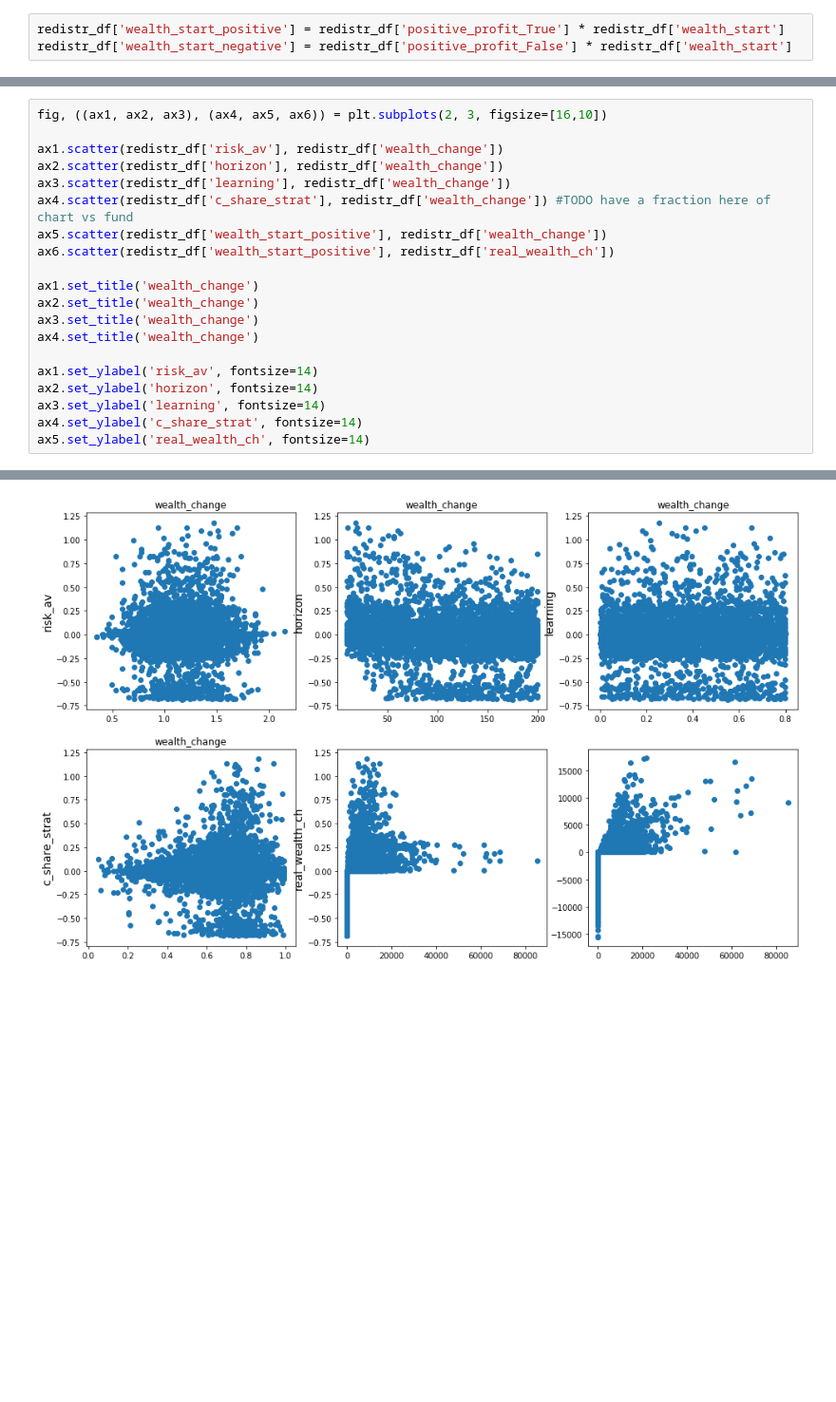
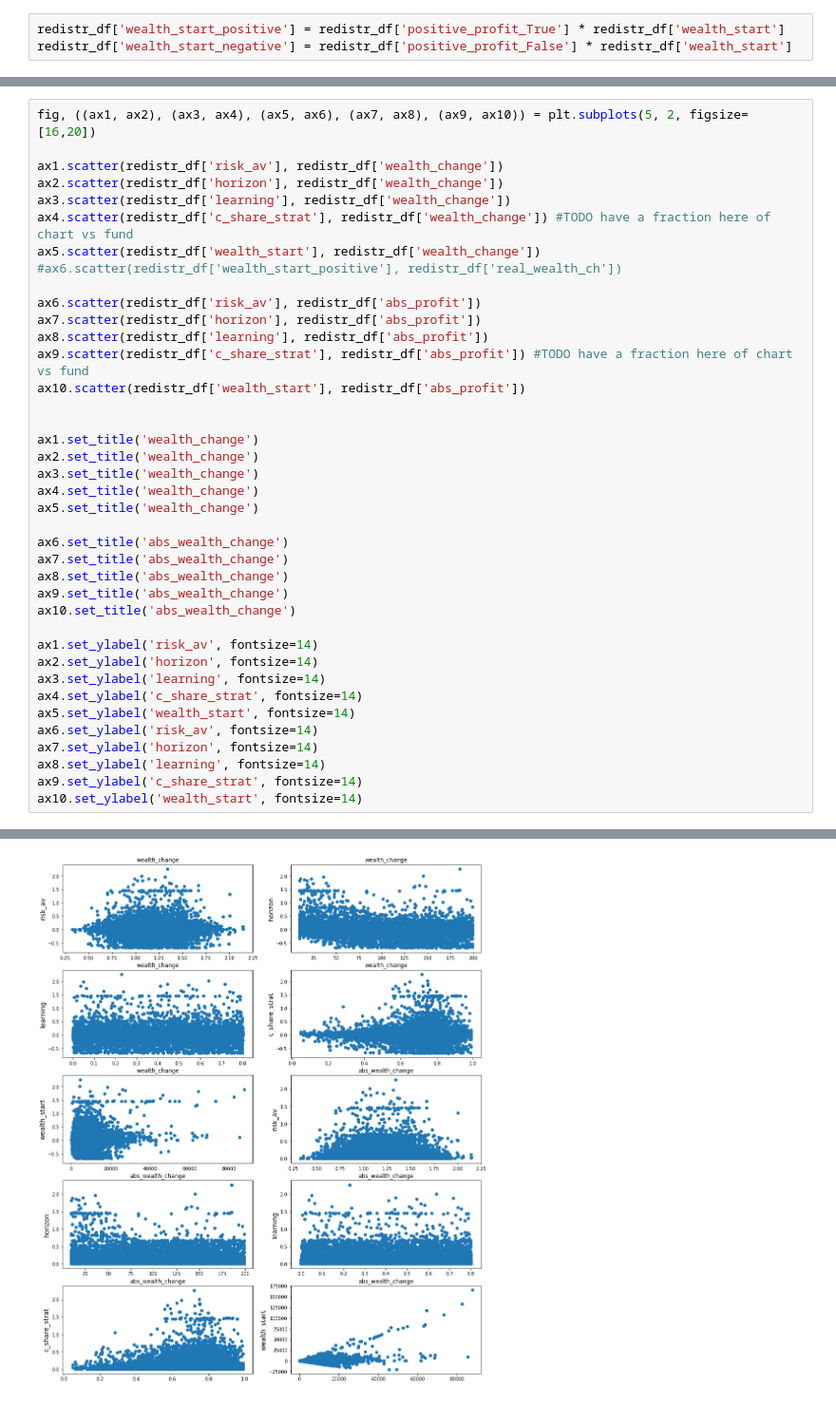
Before and after one commit to joerischasfoort/bubble-inequality, a Jupyter notebook: Results.ipynb, the cells around one changed output, grey strips where cells are left out. Shown at 95% size. Saved outputs shown, nothing was run; the diff lists cells and outputs as text; blank space fills up the shorter version.

```diff
--- a/Results.ipynb
+++ b/Results.ipynb
@@ -301,21 +309,40 @@ Wealth change
 # %%
-fig, ((ax1, ax2, ax3), (ax4, ax5, ax6)) = plt.subplots(2, 3, figsize=[16,10])
+fig, ((ax1, ax2), (ax3, ax4), (ax5, ax6), (ax7, ax8), (ax9, ax10)) = plt.subplots(5, 2, figsize=[16,20])
 
 ax1.scatter(redistr_df['risk_av'], redistr_df['wealth_change'])
 ax2.scatter(redistr_df['horizon'], redistr_df['wealth_change'])
 ax3.scatter(redistr_df['learning'], redistr_df['wealth_change'])
 ax4.scatter(redistr_df['c_share_strat'], redistr_df['wealth_change']) #TODO have a fraction here of chart vs fund
-ax5.scatter(redistr_df['wealth_start_positive'], redistr_df['wealth_change'])
-ax6.scatter(redistr_df['wealth_start_positive'], redistr_df['real_wealth_ch'])
+ax5.scatter(redistr_df['wealth_start'], redistr_df['wealth_change'])
+#ax6.scatter(redistr_df['wealth_start_positive'], redistr_df['real_wealth_ch'])
+
+ax6.scatter(redistr_df['risk_av'], redistr_df['abs_profit'])
+ax7.scatter(redistr_df['horizon'], redistr_df['abs_profit'])
+ax8.scatter(redistr_df['learning'], redistr_df['abs_profit'])
+ax9.scatter(redistr_df['c_share_strat'], redistr_df['abs_profit']) #TODO have a fraction here of chart vs fund
+ax10.scatter(redistr_df['wealth_start'], redistr_df['abs_profit'])
+
 
 ax1.set_title('wealth_change')
 ax2.set_title('wealth_change')
 ax3.set_title('wealth_change')
 ax4.set_title('wealth_change')
+ax5.set_title('wealth_change')
+
+ax6.set_title('abs_wealth_change')
+ax7.set_title('abs_wealth_change')
+ax8.set_title('abs_wealth_change')
+ax9.set_title('abs_wealth_change')
+ax10.set_title('abs_wealth_change')
 
 ax1.set_ylabel('risk_av', fontsize=14)
 ax2.set_ylabel('horizon', fontsize=14)
 ax3.set_ylabel('learning', fontsize=14)
 ax4.set_ylabel('c_share_strat', fontsize=14)
-ax5.set_ylabel('real_wealth_ch', fontsize=14)
+ax5.set_ylabel('wealth_start', fontsize=14)
+ax6.set_ylabel('risk_av', fontsize=14)
+ax7.set_ylabel('horizon', fontsize=14)
+ax8.set_ylabel('learning', fontsize=14)
+ax9.set_ylabel('c_share_strat', fontsize=14)
+ax10.set_ylabel('wealth_start', fontsize=14)
 # %% [output]
@@ -323,3 +350,3 @@ Text(0, 0.5, 'real_wealth_ch')
-[figure, old version]
+[figure, new version]
 # %%
 # 2 regression
```
Also changed, not shown: parts of 8 cells of this notebook, 2 other files.
